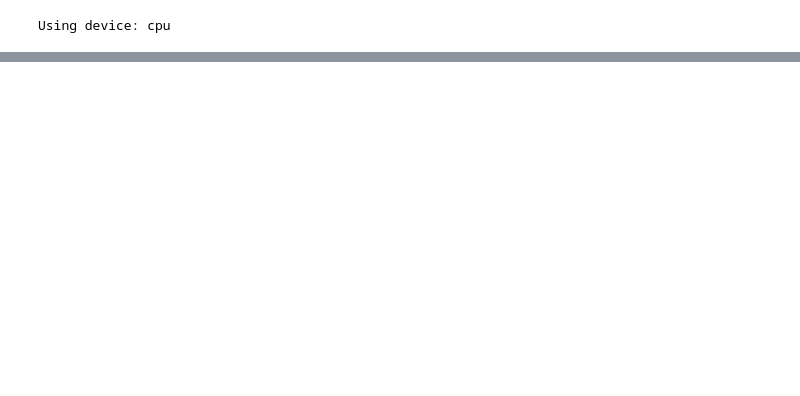
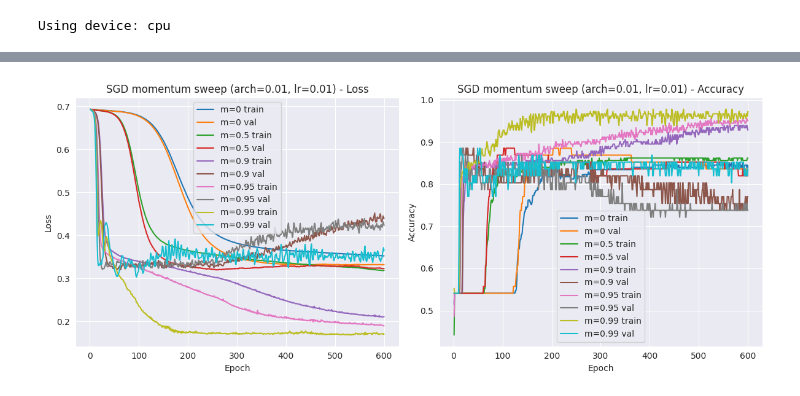
Before and after one commit to banacchini/neuralNetworksWUST, a Jupyter notebook: lab1_4/04_PyTorchModel.ipynb, the cells around one changed output, grey strips where cells are left out. Saved outputs shown, nothing was run; the diff lists cells and outputs as text; code cells hidden in the pictures; blank space fills up the shorter version.

```diff
--- a/lab1_4/04_PyTorchModel.ipynb
+++ b/lab1_4/04_PyTorchModel.ipynb
@@ -76,0 +547,88 @@ Using device: cpu
+# %%
+def make_model(hidden_sizes):
+    return MLP(
+        input_size=INPUT_SIZE,
+        hidden_sizes=hidden_sizes,
+        weight_std=WEIGHT_STD_PREV,
+        bias_init=BIAS_INIT_PREV
+    )
+
+def run_sgd_momentum_sweep(
+    momentums,
+    hidden_sizes=None,
+    lr=None,
+    weight_decay=1e-4,
+    epochs=EPOCHS,
+    seed=123
+):
+
+    histories = {}
+    rows = []
+
+    for i, m in enumerate(momentums):
+        torch.manual_seed(seed + i)
+        np.random.seed(seed + i)
+
+        model = make_model(hidden_sizes)
+        optimizer = torch.optim.SGD(
+            model.parameters(),
+            lr=lr,
+            momentum=m,
+            weight_decay=weight_decay
+        )
+
+        label = f"m={m:g}"
+        hist = train_model(model, loss_fn, optimizer, train_loader, val_loader, epochs=epochs, device=device, verbose=False)
+        histories[label] = hist
+
+        # Final metrics
+        train_loss, train_acc = hist["train_loss"][-1], hist["train_acc"][-1]
+        val_loss, val_acc = hist["val_loss"][-1], hist["val_acc"][-1]
+        test_loss, test_acc = evaluate(model, test_loader, loss_fn, device)
+        params = sum(p.numel() for p in model.parameters())
+
+        rows.append({
+            "optimizer": "SGD",
+            "arch": str(hidden_sizes),
+            "lr": float(lr),
+            "momentum": float(m),
+            "params": int(params),
+            "train_loss": float(train_loss),
+            "train_acc": float(train_acc),
+            "val_loss": float(val_loss),
+            "val_acc": float(val_acc),
+            "test_loss": float(test_loss),
+            "test_acc": float(test_acc)
+        })
+
+    df = pd.DataFrame(rows).sort_values(["val_acc", "val_loss"], ascending=[False, True]).reset_index(drop=True)
+    return histories, df
+
+def report_best_sgd(df):
+    best_loss = df.loc[df["val_loss"].idxmin()]
+    best_acc = df.loc[df["val_acc"].idxmax()]
+    print(f"SGD best by val_loss: m={best_loss['momentum']:.3f}"
+          f"lr={best_loss['lr']:.5g} val_loss={best_loss['val_loss']:.4f} val_acc={best_loss['val_acc']:.3f} test_acc={best_loss['test_acc']:.3f}")
+    print(f"SGD best by val_acc:  m={best_acc['momentum']:.3f}"
+          f"lr={best_acc['lr']:.5g} val_loss={best_acc['val_loss']:.4f} val_acc={best_acc['val_acc']:.3f} test_acc={best_acc['test_acc']:.3f}")
+
+# --- Configure and run the sweep ---
+momentums = [0.0, 0.5, 0.9, 0.95, 0.99]
+SGD_LR = LEARNING_RATE_PREV if 'LEARNING_RATE_PREV' in globals() else 1e-2
+
+sgd_histories, sgd_df = run_sgd_momentum_sweep(
+    momentums=momentums,
+    hidden_sizes=HIDDEN_SIZES_PREV,
+    lr=SGD_LR,
+    weight_decay=WEIGHT_STD_PREV,
+    epochs=EPOCHS,
+    seed=777
+)
+
+print(sgd_df)
+report_best_sgd(sgd_df)
+
+
+
+plot_history(sgd_histories, title=f"SGD momentum sweep (arch={LEARNING_RATE_PREV}, lr={SGD_LR:g})", loss_cap=5)
+# %% [output]
@@ -76,0 +650 @@ Using device: cpu
+[figure, added]
```
Also changed, not shown: parts of 27 cells of this notebook.
